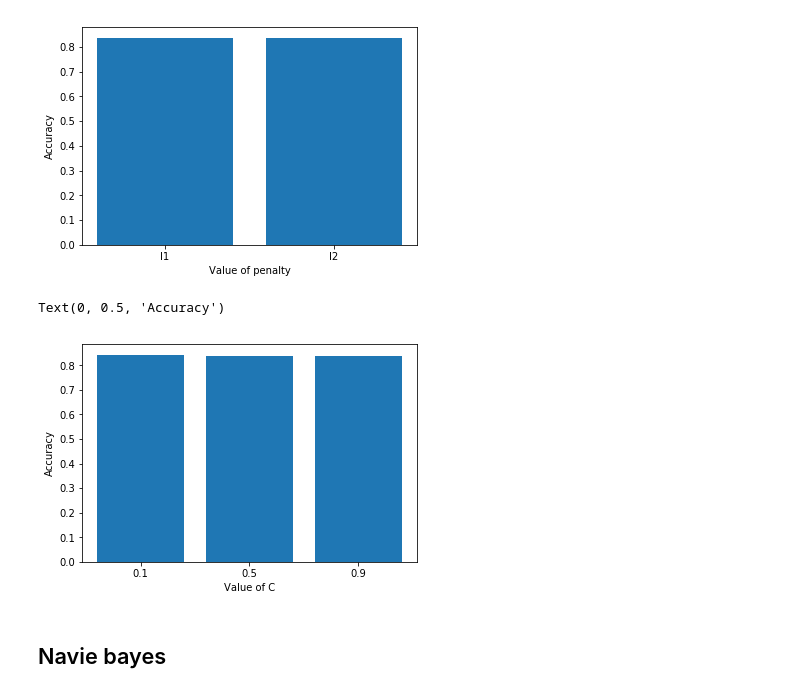
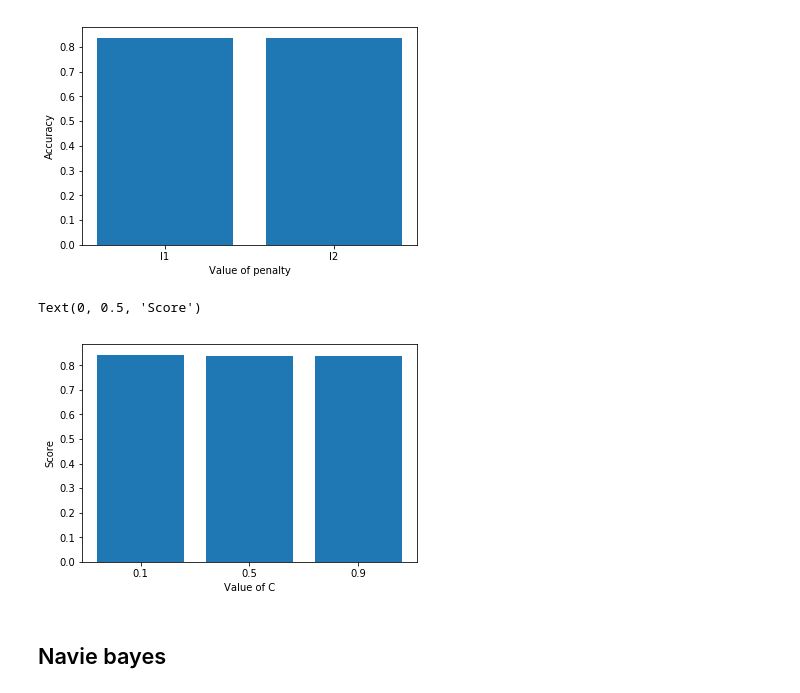
Before and after one commit to RoiPeleg/Datavis-project, a Jupyter notebook: hand recogntion.ipynb, the cells around one changed output. Cells and saved outputs as stored; diff of their text form; code cells hidden in the pictures.

```diff
--- a/hand recogntion.ipynb
+++ b/hand recogntion.ipynb
@@ -333,17 +333,17 @@ Text(0, 0.5, 'Accuracy')
 # %%
 d_range = [0.1,0.5,0.9]
 d_scores = []
 for d in d_range:
     lg = LogisticRegression(n_jobs=-1, penalty='l1',C=d)
     lg.fit(x_train, y_train)
     d_scores.append(lg.score(x_test,y_test))
 drange = ['0.1','0.5','0.9']
 plt.bar(drange, d_scores)
 plt.xlabel('Value of C')
-plt.ylabel('Accuracy')
+plt.ylabel('Score')
 # %% [output]
-Text(0, 0.5, 'Accuracy')
+Text(0, 0.5, 'Score')
-[figure, old version]
+[figure, new version]
 # %% [markdown]
 ## Navie bayes
 # %%
```
Also changed, not shown: parts of 6 cells of this notebook.
